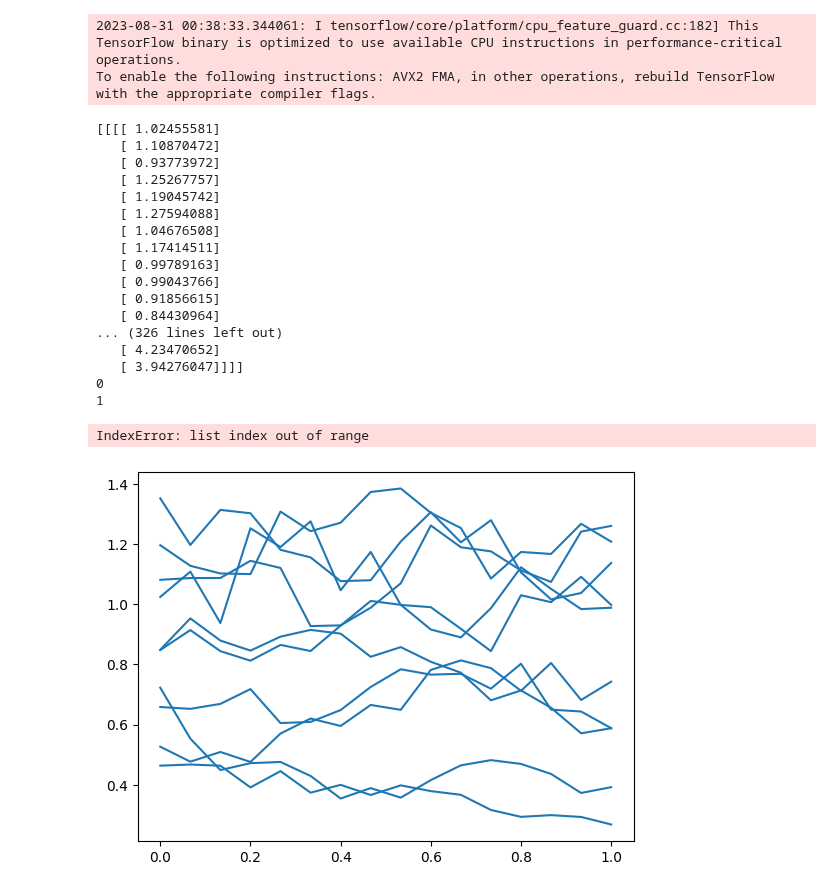
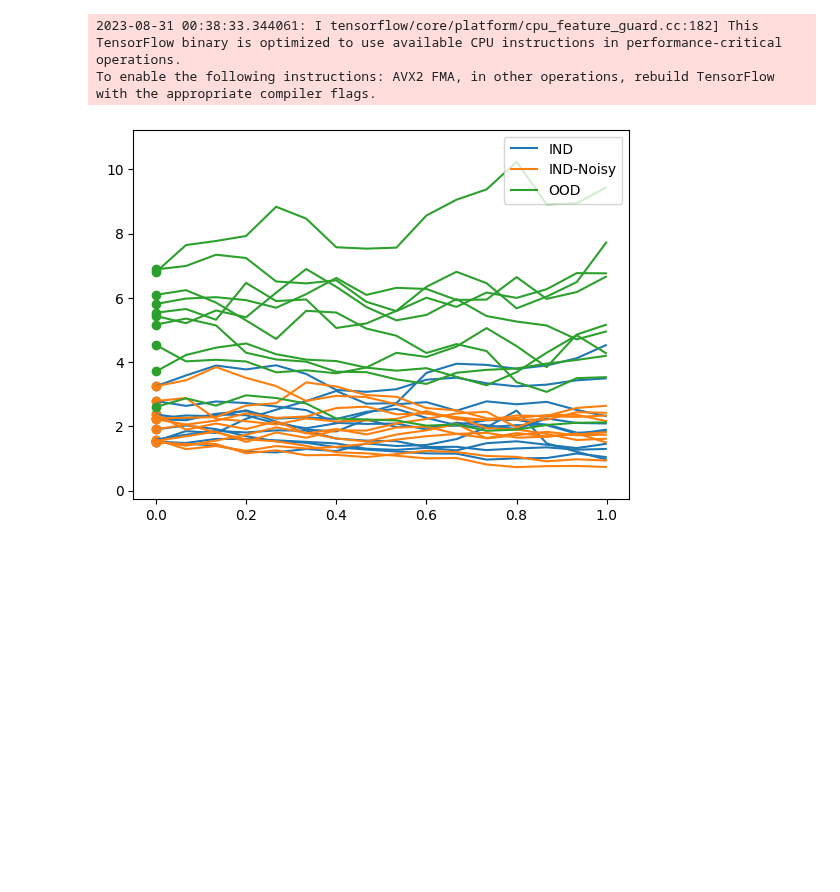
Before and after one commit to DynaDojo/dynadojo, a Jupyter notebook: demos/fbsnn_pde_demo.ipynb, the cells around one changed output. Cells and saved outputs as stored; diff of their text form; code cells hidden in the pictures; blank space fills up the shorter version.

Commit message:
FBSNN PDE updates

```diff
--- a/demos/fbsnn_pde_demo.ipynb
+++ b/demos/fbsnn_pde_demo.ipynb
@@ -9,39 +9,21 @@ import numpy as np
 2023-08-31 00:38:33.344061: I tensorflow/core/platform/cpu_feature_guard.cc:182] This TensorFlow binary is optimized to use available CPU instructions in performance-critical operations.
 To enable the following instructions: AVX2 FMA, in other operations, rebuild TensorFlow with the appropriate compiler flags.
 # %%
-# Deffuant system, which simulates pair-wise interactions. Bias is added to simulate algorthmic sway
-latent_dim = [10]
+# Black-Scholes-Barenblatt PDE, often used for simulating finacial data and assets management
+latent_dim = [60]
 embed_dim = 1
 n = 10
 timesteps = 15
 for dim in latent_dim:
     system = dd.systems.fbsnn_pde.BSBSystem(dim, embed_dim)
 
     x0 = system.make_init_conds(n)
     y0 = system.make_init_conds(n, in_dist=False)
 
     x = system.make_data(x0, timesteps=timesteps, control=None)
     x_noisy = system.make_data(x0, timesteps=timesteps, noisy=True, control=None)
     y = system.make_data(y0, timesteps=timesteps, control=None)
 
-dd.utils.fbsnn_pde.plot([x, y], timesteps=timesteps, target_dim=1, max_lines=100, labels=["IND, OOD"])
+dd.utils.fbsnn_pde.plot([x, x_noisy, y], timesteps=timesteps, target_dim=1, max_lines=100, labels=["IND", "IND-Noisy", "OOD"])
 # %% [output]
-[[[[ 1.02455581]
-   [ 1.10870472]
-   [ 0.93773972]
-   [ 1.25267757]
-   [ 1.19045742]
-   [ 1.27594088]
-   [ 1.04676508]
-   [ 1.17414511]
-   [ 0.99789163]
-   [ 0.99043766]
-   [ 0.91856615]
-   [ 0.84430964]
-... (326 lines left out)
-   [ 4.23470652]
-   [ 3.94276047]]]]
-0
-1
-IndexError: list index out of range
-[figure, old version]
+[figure, new version]
```
Also changed, not shown: parts of 2 cells of this notebook, 4 other files.
